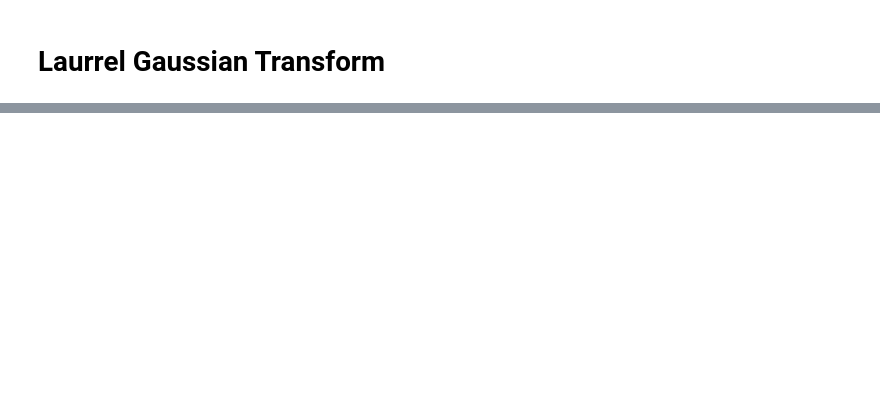
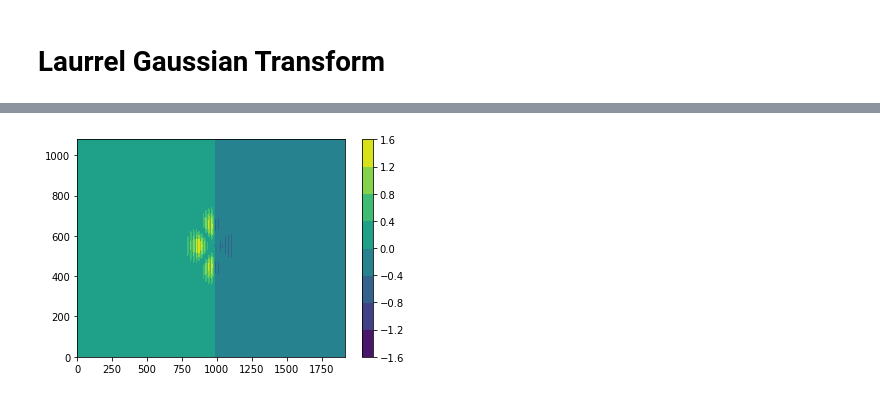
Before and after one commit to Ehsan2754/SinglePhotonQC, a Jupyter notebook: LG.ipynb, the cells around one changed output, grey strips where cells are left out. Drawn from its saved outputs; the diff is of its cells as text; code cells hidden in the pictures; blank space fills up the shorter version.

Commit message:
phase and amp

```diff
--- a/LG.ipynb
+++ b/LG.ipynb
@@ -5,41 +8,69 @@
 # %%
 import numpy as np
+from cmath import phase
 from math import factorial
+from scipy.special import assoc_laguerre as lg
+import matplotlib.pyplot as plt
+from matplotlib import cm
+from matplotlib.ticker import LinearLocator, FormatStrFormatter
 w0=100 # Waist Beam
 P = 0  # Radial Index
-LG = [2]
+LG = [
+    (2,np.sqrt(5/80)),
+    (-2,np.sqrt(5/80)),
+    (3,np.sqrt(0/80)),
+    (4,np.sqrt(0/80)),
+    (0,np.sqrt(0/105)),
+    ]
 WIDTH  = 1920 # HARDCODED
 HEIGHT = 1080 # HARDCODED
 def getAxis(magnitute,shift):
     return np.linspace(-1*magnitute/2+shift,magnitute/2+shift-1,magnitute)
-
 def car2polar(x,y):
     rho = np.hypot(x,y)
     phi = np.arctan2(y, x)
     return rho, phi
-
-def lpl(x,l,p):
+def Lpl(x,l,p):
     value = 0
     for i in range(p+1):
         value = value+((-1)**(i))*factorial(p+abs(l))/factorial(p-i)/factorial(abs(l)+i)/factorial(i)*x**i
     return value
+def N_PL(p,l):
+    return np.sqrt(factorial(p)/factorial(p+abs(l)))
+def lagurrelGussian(rho,phi,w,l,p):
+    # res = ((-1)**p)* np.sqrt( 2*factorial(p)/w/w/factorial(p+abs(l)))*((np.sqrt(2)*rho)**abs(l))
+    # c=1.5
+    # x=(rho/(w/c))**2
+    # res = res* ( np.exp(1j*l*phi) * Lpl(2*x,l,p) * np.exp((-1*(rho/w))**2))
+    # return res
+    # return lg(2*((rho/w)**2),p,l)*np.exp(-1*((rho/w)**2))*np.exp(-1j*l*phi)*((np.sqrt(2)*rho/w)**abs(l))
+    rho2w = rho/w
+    return N_PL(p,l)*np.power(np.sqrt(2)*rho2w,abs(l))*lg(2*np.power(rho2w,2),p,abs(l))*np.exp(-1*np.power(rho2w,2))*np.exp(complex(0,-1)*l*phi)
 
-def lagurrelGussian(rho,phi,w,l,p):
-    res = ((-1)**p)* np.sqrt( 2*factorial(p)/w/w/factorial(p+abs(l)))*((np.sqrt(2)*rho)**abs(l))
-    c=1.5
-    x=(rho/(w/c))**2
-    res = res* ( np.exp(1j*l*phi) * lpl(2*x,l,p) * np.exp((-1*(rho/w))**2))
-    return res
-
-x,y = (getAxis(WIDTH,-10),getAxis(HEIGHT,-10))
-xv,yv = np.meshgrid(x,y)
-rho,phi = car2polar(xv,yv)
-c=1.5
-q= (rho/(w0/c))**2
+x, y     = getAxis(WIDTH,-10),getAxis(HEIGHT,-10)
+xv, yv   = np.meshgrid(x,y)
+rho, phi = car2polar(xv,yv)
+# c=1.5
+# q= (rho/(w0/c))**2
 # out = lpl(2*q,LG[0],P)
-out = lagurrelGussian(rho,phi,w0,2,P)
+out  = 0
+for m,n in LG:
+    temp = n*lagurrelGussian(rho,phi,w0,m,P)
+    print(temp)
+    out += temp
 
 
-print (out[0][:2])
-# curtain = np.array(HEIGHT*[WIDTH*[1]])
+phase = np.angle(out)
+amp   = np.absolute(out)
+phase_mod = np.fmod(phase -2*np.pi*x/20,2*np.pi)
+res = amp*phase_mod
+# if out == lagurrelGussian(rho,phi,w0,LG[0][0],P)*np.sqrt(5/80):print(True)
+# print (out)
+fig = plt.figure()
+# plt.contourf(out)
+# out = np.angle(lagurrelGussian(rho,phi,w0,LG[0][0],P),deg=True)
+# plt.contourf(np.angle(lagurrelGussian(rho,phi,w0,LG[0][0],P)))
+plt.contourf(res)
+plt.colorbar()
+plt.show()
 # %% [output]
@@ -46,0 +94 @@ print (out[0][:2])
+[figure, added]
```
Also changed, not shown: parts of 2 cells of this notebook.
